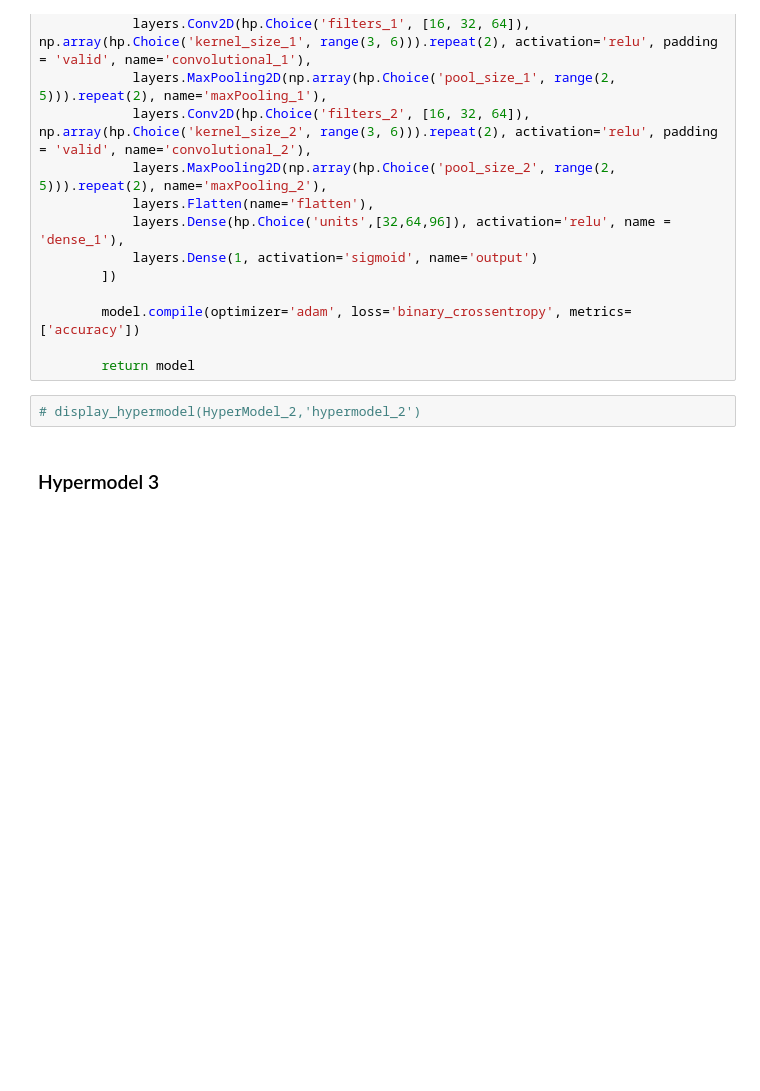
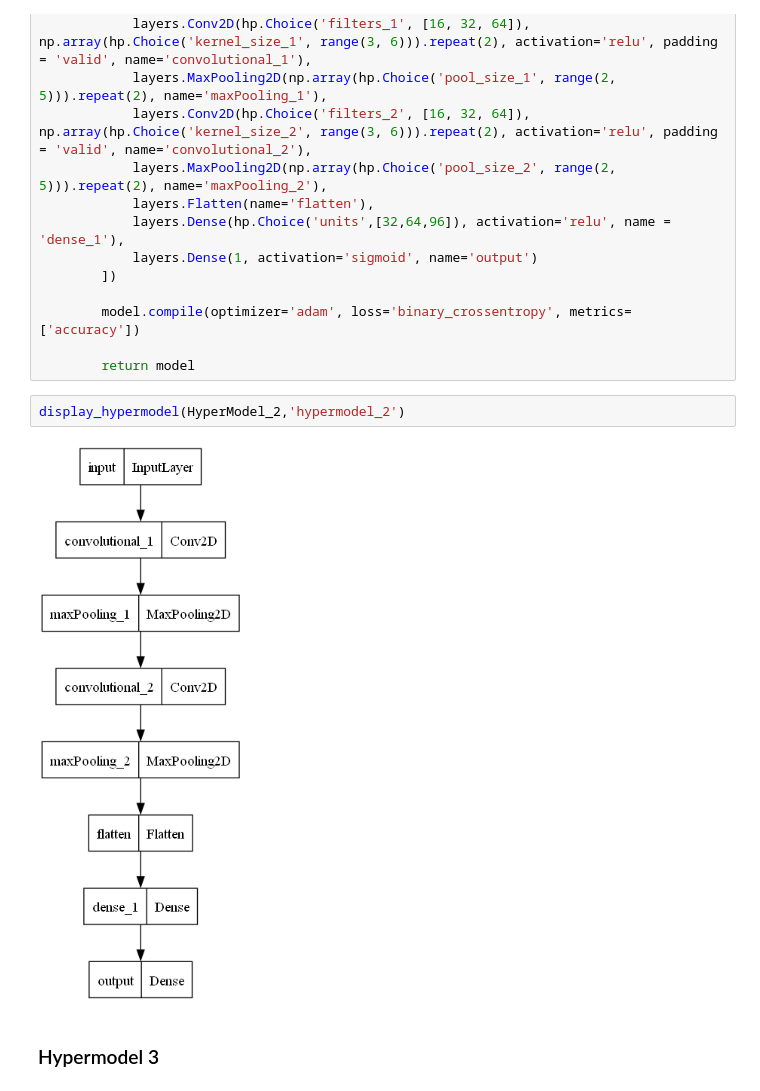
Before and after one commit to LuciaMellini/NNmuffinsChihuahuas, a Jupyter notebook: project.ipynb, the cells around one changed output. Cells and saved outputs as stored; diff of their text form; blank space fills up the shorter version.

```diff
--- a/project.ipynb
+++ b/project.ipynb
@@ -305,7 +262,9 @@ class HyperModel_2(kt.HyperModel):
 
         return model
 # %%
-# display_hypermodel(HyperModel_2,'hypermodel_2')
+display_hypermodel(HyperModel_2,'hypermodel_2')
+# %% [output]
+[figure, added]
 # %% [markdown]
 ### Hypermodel 3
 # %%
```
Also changed, not shown: parts of 39 cells of this notebook.
